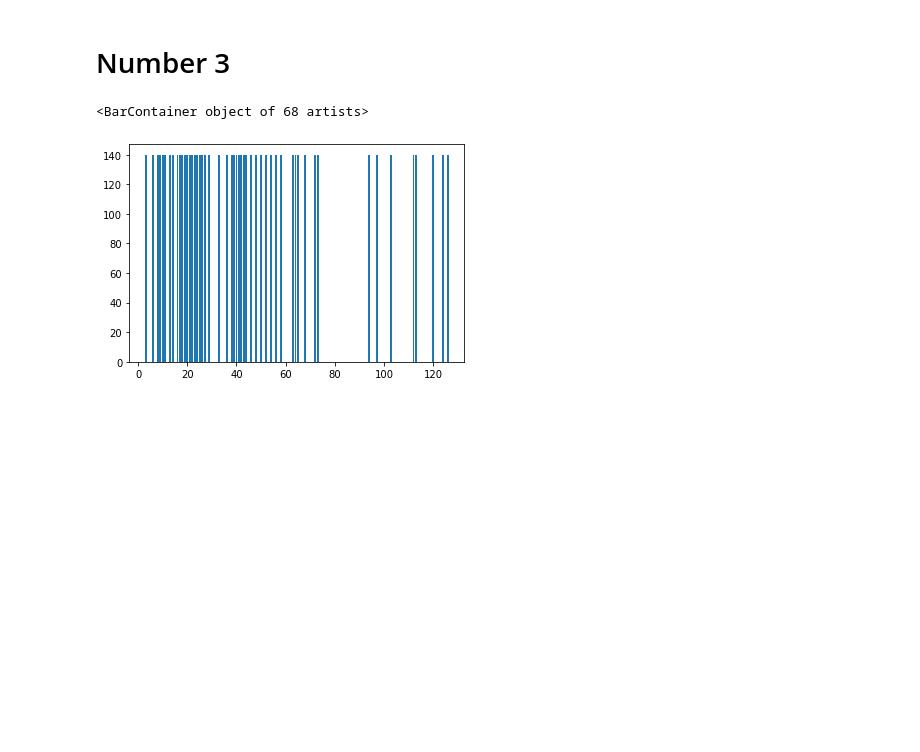
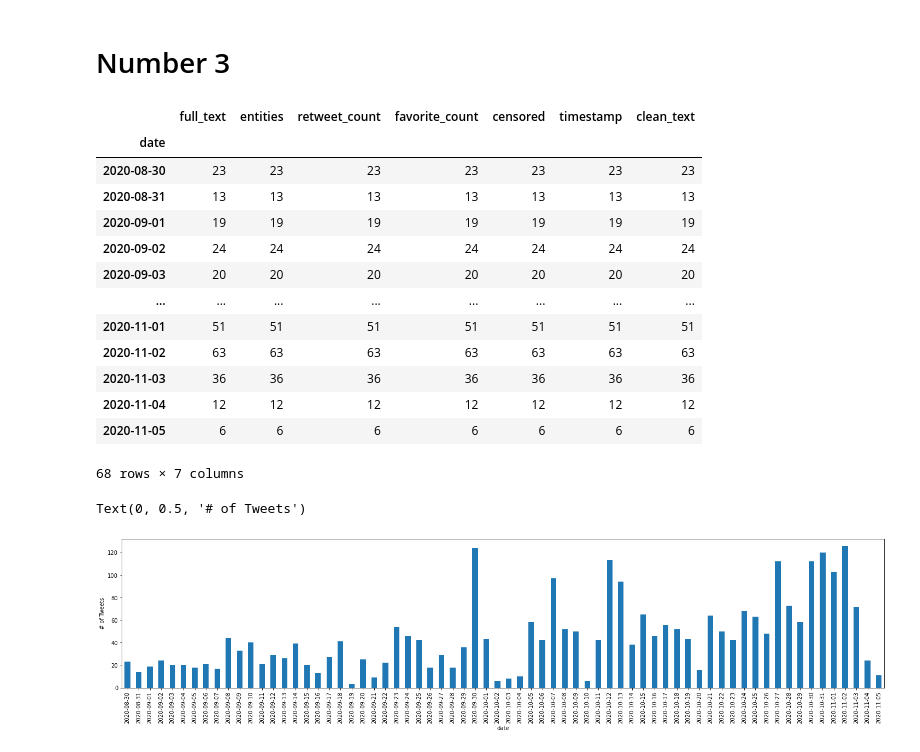
Before and after one commit to iw2/test, a Jupyter notebook: Werries_Isaac_HW1.ipynb, the cells around one changed output. Saved outputs shown, nothing was run; the diff lists cells and outputs as text; code cells hidden in the pictures; blank space fills up the shorter version.

```diff
--- a/Werries_Isaac_HW1.ipynb
+++ b/Werries_Isaac_HW1.ipynb
@@ -103,8 +111,20 @@ mod_df['clean_text'] = clean_text
 # %% [markdown]
 # Number 3
 # %%
-daily_vol = mod_df.groupby(['date']).count()
-plt.bar(daily_vol['full_text'], 140)
+daily_vol = mod_df.groupby('date').count()
+daily_vol
 # %% [output]
+|  | full_text | entities | retweet_count | favorite_count | censored | timestamp | clean_text |
+| date |  |  |  |  |  |  |  |
+| 2020-08-30 | 23 | 23 | 23 | 23 | 23 | 23 | 23 |
+| 2020-08-31 | 13 | 13 | 13 | 13 | 13 | 13 | 13 |
+| 2020-09-01 | 19 | 19 | 19 | 19 | 19 | 19 | 19 |
+| 2020-09-02 | 24 | 24 | 24 | 24 | 24 | 24 | 24 |
+| 2020-09-03 | 20 | 20 | 20 | 20 | 20 | 20 | 20 |
+| ... | ... | ... | ... | ... | ... | ... | ... |
+| 2020-11-01 | 51 | 51 | 51 | 51 | 51 | 51 | 51 |
+| 2020-11-02 | 63 | 63 | 63 | 63 | 63 | 63 | 63 |
+| 2020-11-03 | 36 | 36 | 36 | 36 | 36 | 36 | 36 |
+| 2020-11-04 | 12 | 12 | 12 | 12 | 12 | 12 | 12 |
+| 2020-11-05 | 6 | 6 | 6 | 6 | 6 | 6 | 6 |
-<BarContainer object of 68 artists>
+68 rows × 7 columns
-[figure, removed]
@@ -112,0 +131,6 @@ plt.plot(daily_vol['full_text'])
+# %%
+daily_vol['clean_text'].plot(x='date', figsize = (25,5), kind='bar')
+plt.ylabel('# of Tweets')
+# %% [output]
+Text(0, 0.5, '# of Tweets')
+[figure, added]
```
Also changed, not shown: parts of 6 cells of this notebook, 3 other files.
